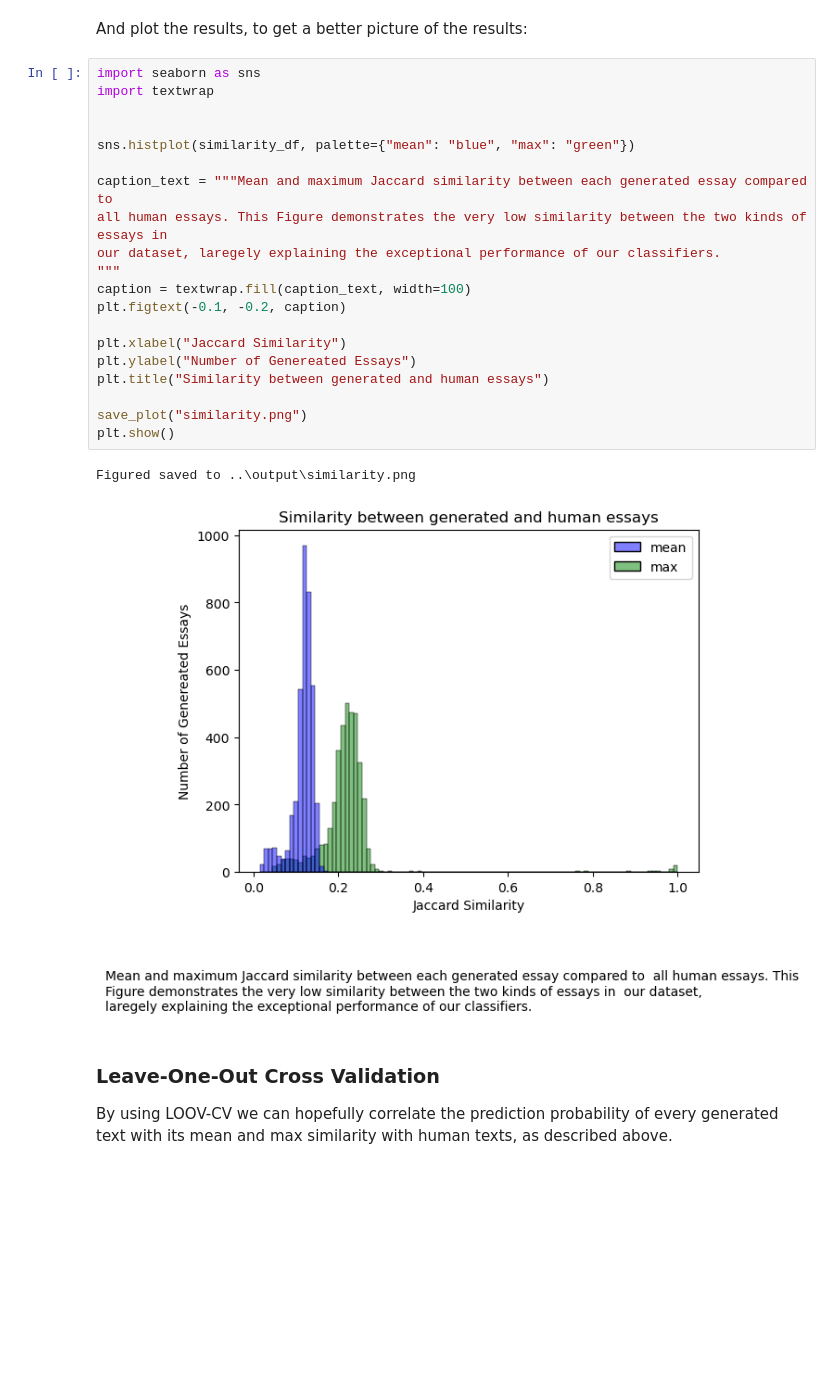
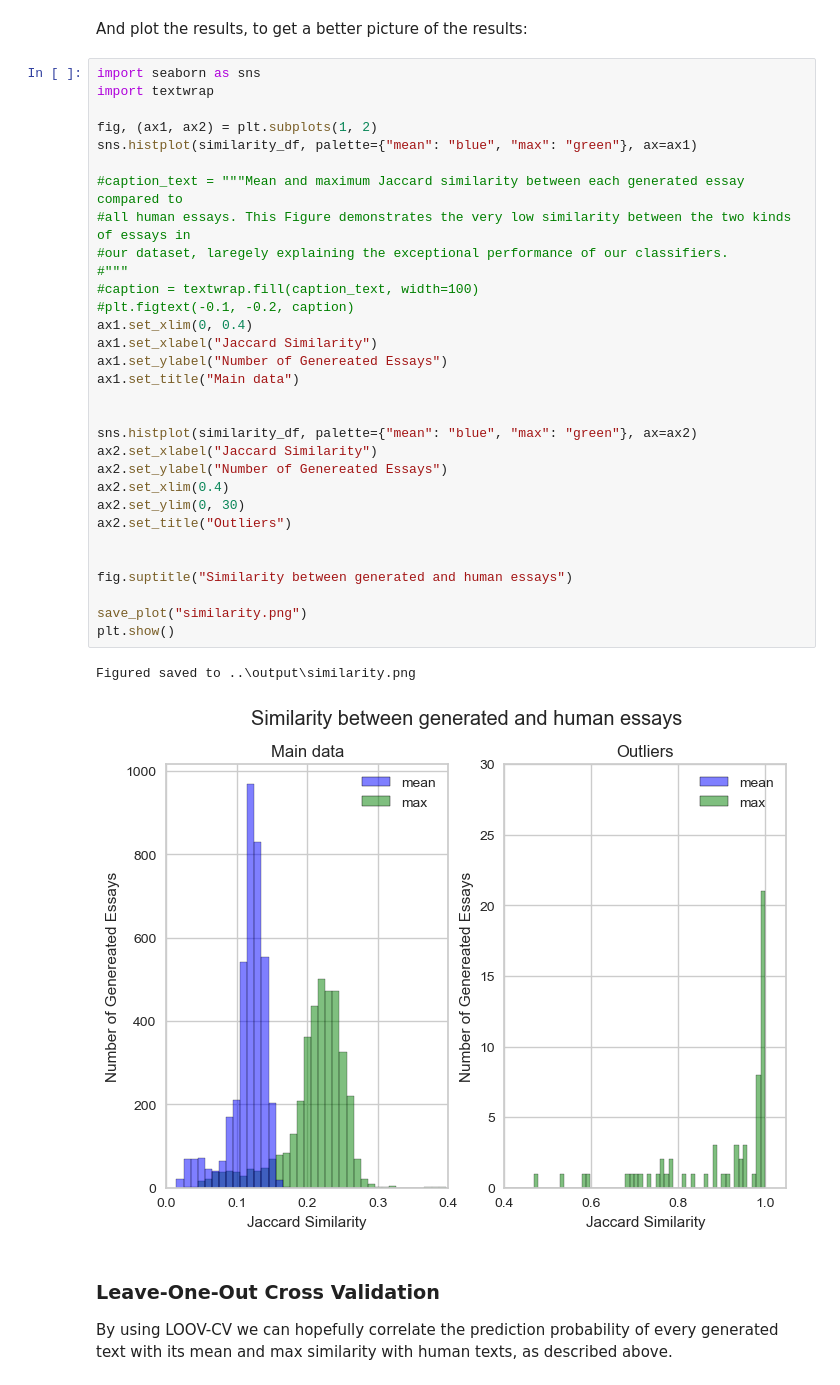
Before and after one commit to dimits-ts/practical_data_science, a Jupyter notebook: llm_detection/notebooks/llm_detection.ipynb, the cells around one changed output. Drawn from its saved outputs; the diff is of its cells as text; blank space fills up the shorter version.

Commit message:
Modify plots

```diff
--- a/llm_detection/notebooks/llm_detection.ipynb
+++ b/llm_detection/notebooks/llm_detection.ipynb
@@ -725,26 +725,37 @@ And plot the results, to get a better picture of the results:
 # %%
 import seaborn as sns
 import textwrap
 
+fig, (ax1, ax2) = plt.subplots(1, 2)
+sns.histplot(similarity_df, palette={"mean": "blue", "max": "green"}, ax=ax1)
 
-sns.histplot(similarity_df, palette={"mean": "blue", "max": "green"})
+#caption_text = """Mean and maximum Jaccard similarity between each generated essay compared to
+#all human essays. This Figure demonstrates the very low similarity between the two kinds of essays in
+#our dataset, laregely explaining the exceptional performance of our classifiers.
+#"""
+#caption = textwrap.fill(caption_text, width=100)
+#plt.figtext(-0.1, -0.2, caption)
+ax1.set_xlim(0, 0.4)
+ax1.set_xlabel("Jaccard Similarity")
+ax1.set_ylabel("Number of Genereated Essays")
+ax1.set_title("Main data")
 
-caption_text = """Mean and maximum Jaccard similarity between each generated essay compared to
-all human essays. This Figure demonstrates the very low similarity between the two kinds of essays in
-our dataset, laregely explaining the exceptional performance of our classifiers.
-"""
-caption = textwrap.fill(caption_text, width=100)
-plt.figtext(-0.1, -0.2, caption)
 
-plt.xlabel("Jaccard Similarity")
-plt.ylabel("Number of Genereated Essays")
-plt.title("Similarity between generated and human essays")
+sns.histplot(similarity_df, palette={"mean": "blue", "max": "green"}, ax=ax2)
+ax2.set_xlabel("Jaccard Similarity")
+ax2.set_ylabel("Number of Genereated Essays")
+ax2.set_xlim(0.4)
+ax2.set_ylim(0, 30)
+ax2.set_title("Outliers")
+
+
+fig.suptitle("Similarity between generated and human essays")
 
 save_plot("similarity.png")
 plt.show()
 # %% [output]
 Figured saved to ..\output\similarity.png
-[figure, old version]
+[figure, new version]
 # %% [markdown]
 ### Leave-One-Out Cross Validation
 
```
Also changed, not shown: parts of 1 cell of this notebook, 2 other files.
